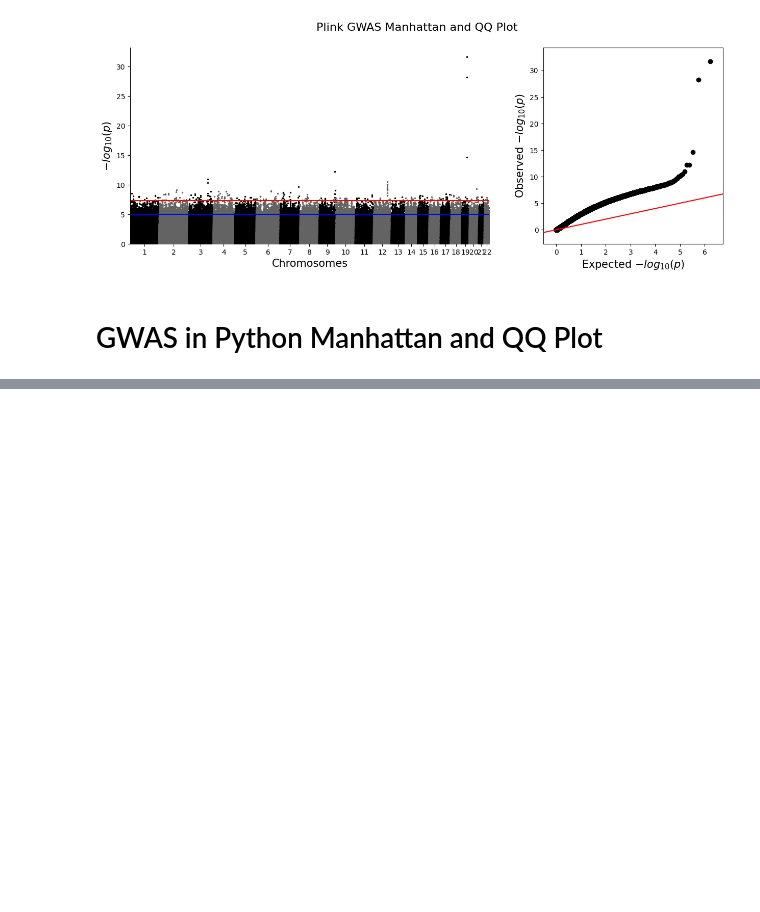
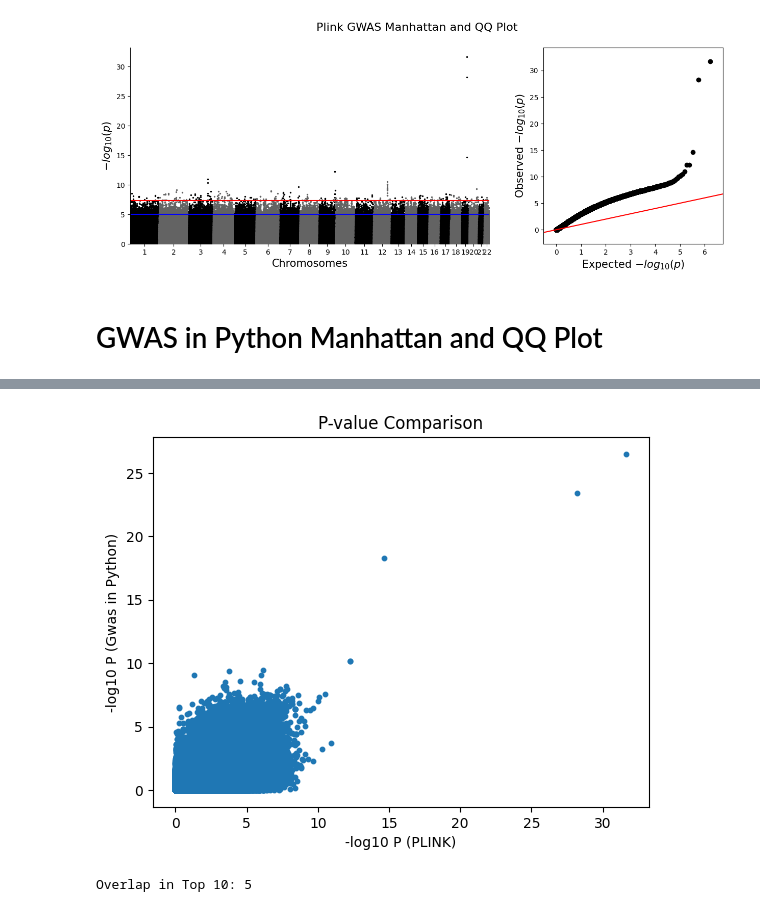
Before and after one commit to owenjpark/CSE-284-GWAS, a Jupyter notebook: results.ipynb, the cells around one changed output, grey strips where cells are left out. Cells and saved outputs as stored; diff of their text form; code cells hidden in the pictures; blank space fills up the shorter version.

```diff
--- a/results.ipynb
+++ b/results.ipynb
@@ -31,0 +43,25 @@ qqman.qqplot(data, ax=ax1)
+# %%
+import numpy as np
+
+merged["logP_plink"] = -np.log10(merged["P_plink"])
+merged["logP_gwas_py"]  = -np.log10(merged["P_gwas_py"])
+
+plt.scatter(merged["logP_plink"], merged["logP_gwas_py"], s=10)
+plt.xlabel("-log10 P (PLINK)")
+plt.ylabel("-log10 P (Gwas in Python)")
+plt.title("P-value Comparison")
+plt.show()
+# %% [output]
+[figure, added]
+# %%
+merged["rank_plink"] = merged["P_plink"].rank(method="min")
+merged["rank_gwas_py"]  = merged["P_gwas_py"].rank(method="min")
+
+merged[["rank_plink", "rank_gwas_py"]].corr()
+
+top_plink = set(plink.nsmallest(10, "P")["SNP"])
+top_gwas_py  = set(gwas_py.nsmallest(10, "P")["SNP"])
+
+print("Overlap in Top 10:", len(top_plink & top_gwas_py))
+# %% [output]
+Overlap in Top 10: 5
```
Also changed, not shown: parts of 5 cells of this notebook.
